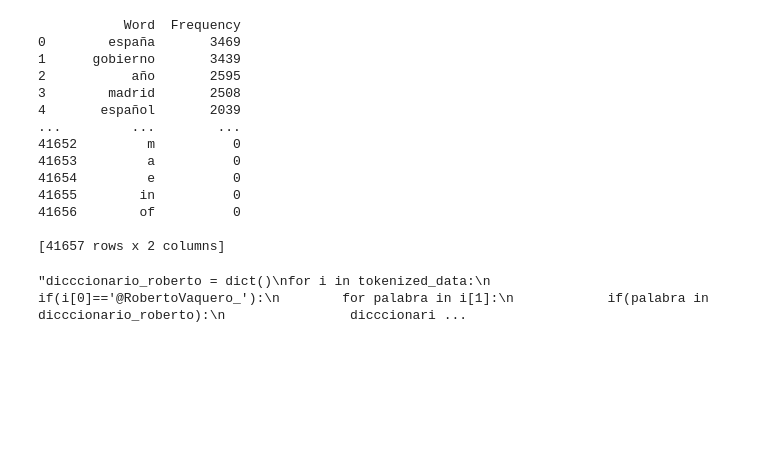
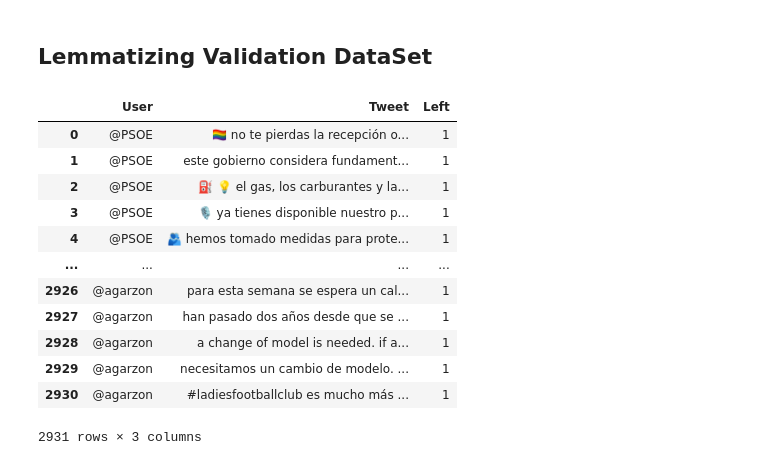
Before and after one commit to rubzip/PoliticalPass, a Jupyter notebook: 2_CLEANING/data_cleaning.ipynb, the cells around one changed output. Cells and saved outputs as stored; diff of their text form; code cells hidden in the pictures; blank space fills up the shorter version.

```diff
--- a/2_CLEANING/data_cleaning.ipynb
+++ b/2_CLEANING/data_cleaning.ipynb
@@ -200,51 +130,22 @@ wordcloud.to_file('../wordcloud.png')
-# %%
-colunms = ['Word','Frequency']
-
-k = dictionary_2.keys()
-v = dictionary_2.values()
-
-df_dictionary = pd.DataFrame(zip(k, v), columns=colunms)
-df_dictionary = df_dictionary.sort_values(by='Frequency', ascending=False).reset_index()
-df_dictionary = df_dictionary[['Word','Frequency']]
-print(df_dictionary)
-df_dictionary.to_csv('df_freq.csv', index=False)
-# %% [output]
-           Word  Frequency
-0        españa       3469
-1      gobierno       3439
-2           año       2595
-3        madrid       2508
-4       español       2039
-...         ...        ...
-41652         m          0
-41653         a          0
-41654         e          0
-41655        in          0
-41656        of          0
-
-[41657 rows x 2 columns]
-# %%
-"""dicccionario_roberto = dict()
-for i in tokenized_data:
-    if(i[0]=='@RobertoVaquero_'):
-        for palabra in i[1]:
-            if(palabra in dicccionario_roberto):
-                dicccionario_roberto[palabra] += 1
-            else:
-                dicccionario_roberto[palabra] = 1
-
-delete = {
-    'a', 'y', 'o', 'of', 'in', 'i', 'to', 'e', 'm', 'and', 'the'
-}
-
-for i in delete:
-    dicccionario_roberto[i] = 0
-
-
-wordcloud = WordCloud(width = 1000, height = 500).generate_from_frequencies(dicccionario_roberto)
-plt.figure(figsize=(15,8))
-plt.imshow(wordcloud)
-
-wordcloud.to_file('../roberto.png')            """
-# %% [output]
-"dicccionario_roberto = dict()\nfor i in tokenized_data:\n    if(i[0]=='@RobertoVaquero_'):\n        for palabra in i[1]:\n            if(palabra in dicccionario_roberto):\n                dicccionari ...
+# %% [markdown]
+## Lemmatizing Validation DataSet
+# %%
+df_val = pd.read_csv('../0_DATA/val_tweets.csv')
+#This can solve us some headaches:
+df_val = df_val.dropna()
+
+df_val
+# %% [output]
+|  | User | Tweet | Left |
+| 0 | @PSOE | 🏳️‍🌈 no te pierdas la recepción o... | 1 |
+| 1 | @PSOE | este gobierno considera fundament... | 1 |
+| 2 | @PSOE | ⛽️ 💡 el gas, los carburantes y la... | 1 |
+| 3 | @PSOE | 🎙️ ya tienes disponible nuestro p... | 1 |
+| 4 | @PSOE | 🫂 hemos tomado medidas para prote... | 1 |
+| ... | ... | ... | ... |
+| 2926 | @agarzon | para esta semana se espera un cal... | 1 |
+| 2927 | @agarzon | han pasado dos años desde que se ... | 1 |
+| 2928 | @agarzon | a change of model is needed. if a... | 1 |
+| 2929 | @agarzon | necesitamos un cambio de modelo. ... | 1 |
+| 2930 | @agarzon | #ladiesfootballclub es mucho más ... | 1 |
+2931 rows × 3 columns
```
Also changed, not shown: parts of 18 cells of this notebook, 21 other files.
